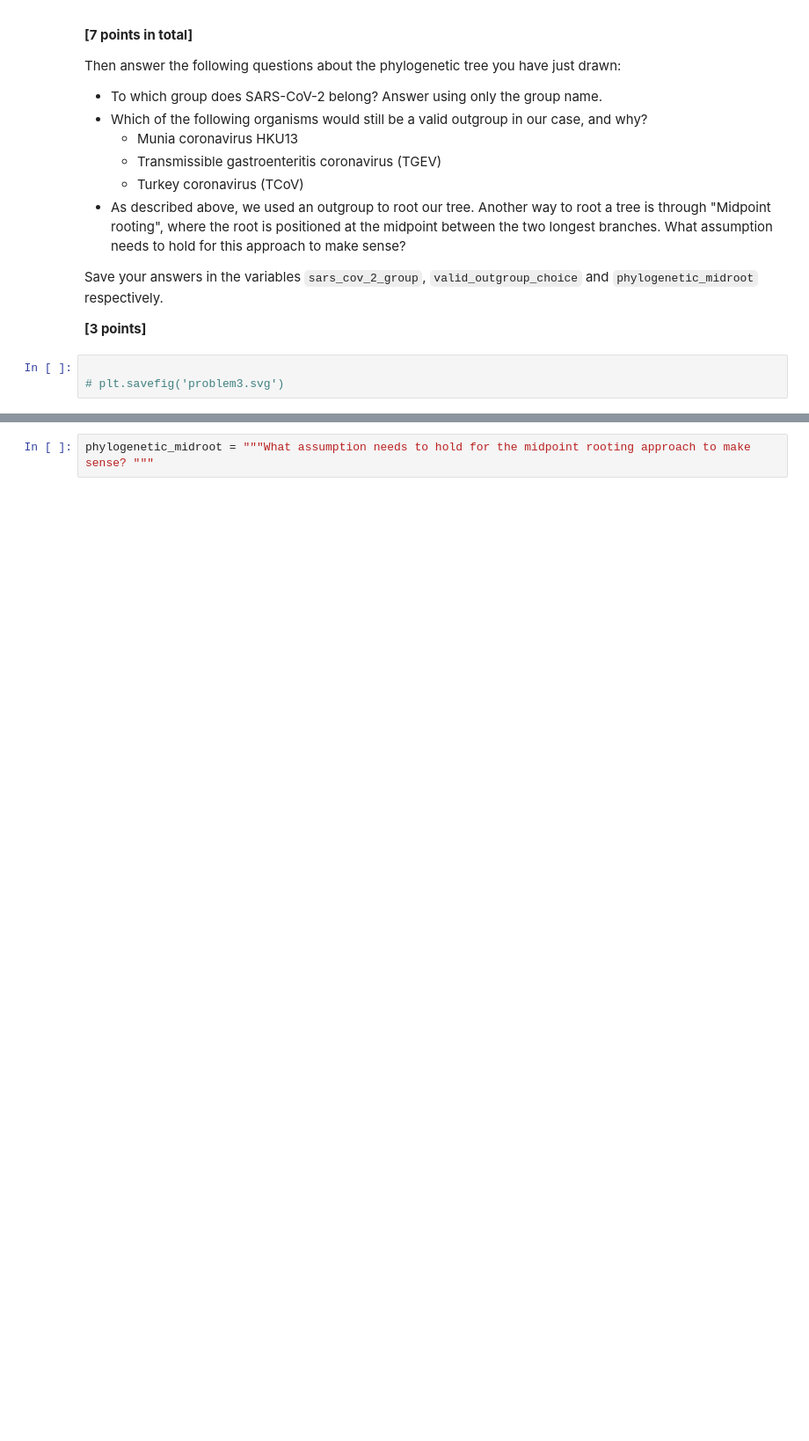
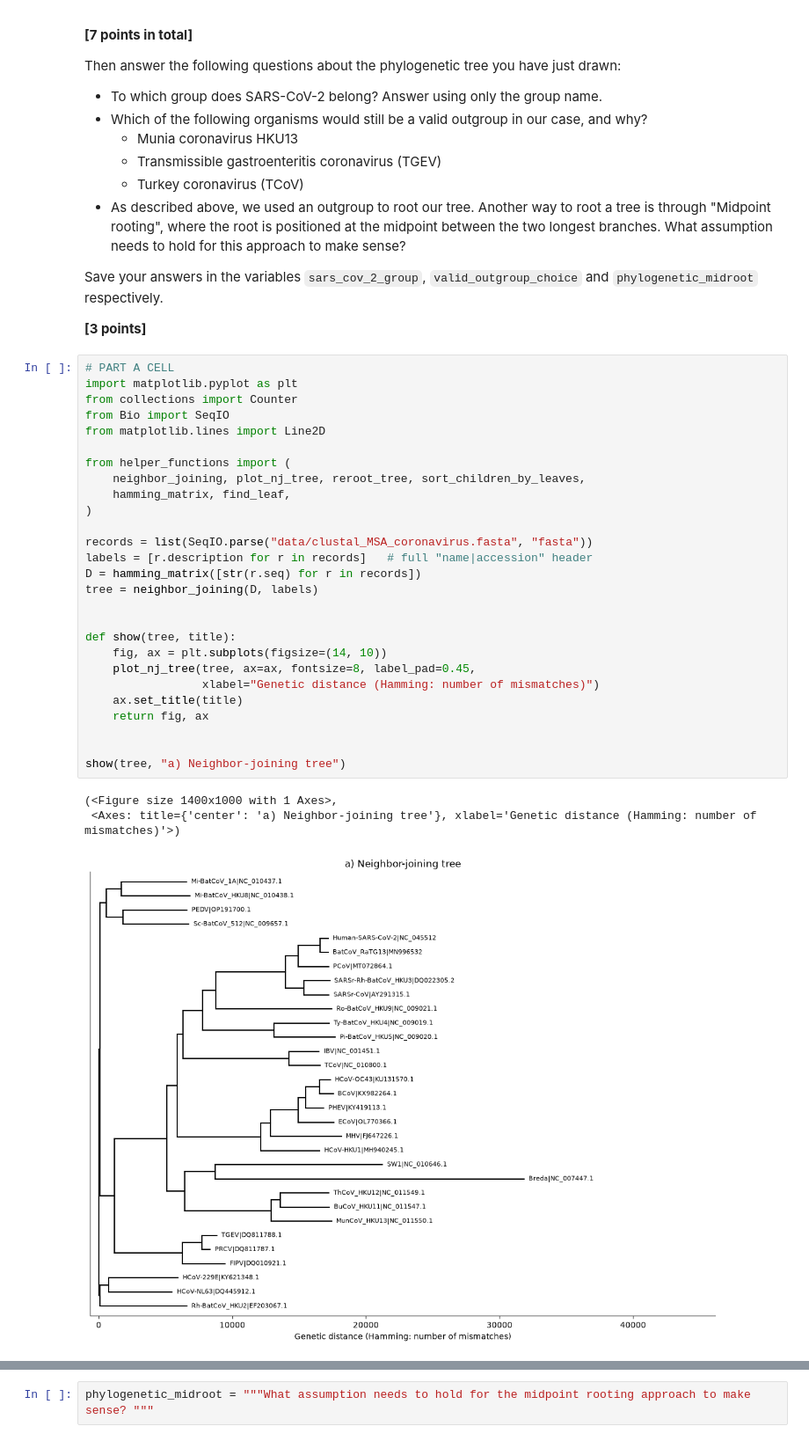
Before and after one commit to Anilaj-Dhulipalla/assign_phylo, a Jupyter notebook: phylo_workbook.ipynb, the cells around one changed output, grey strips where cells are left out. Shown at 88% size. Saved outputs shown, nothing was run; the diff lists cells and outputs as text; blank space fills up the shorter version.

Commit message:
finished the coding part of q3

```diff
--- a/phylo_workbook.ipynb
+++ b/phylo_workbook.ipynb
@@ -122,6 +122,34 @@ Then answer the following questions about the phylogenetic tree you have just dr
 Save your answers in the variables `sars_cov_2_group`, `valid_outgroup_choice` and `phylogenetic_midroot` respectively.
 
 **[3 points]**
-# %%
-
-# plt.savefig('problem3.svg')
+# %%
+# PART A CELL
+import matplotlib.pyplot as plt
+from collections import Counter
+from Bio import SeqIO
+from matplotlib.lines import Line2D
+
+from helper_functions import (
+    neighbor_joining, plot_nj_tree, reroot_tree, sort_children_by_leaves,
+    hamming_matrix, find_leaf,
+)
+
+records = list(SeqIO.parse("data/clustal_MSA_coronavirus.fasta", "fasta"))
+labels = [r.description for r in records]   # full "name|accession" header
+D = hamming_matrix([str(r.seq) for r in records])
+tree = neighbor_joining(D, labels)
+
+
+def show(tree, title):
+    fig, ax = plt.subplots(figsize=(14, 10))
+    plot_nj_tree(tree, ax=ax, fontsize=8, label_pad=0.45,
+                 xlabel="Genetic distance (Hamming: number of mismatches)")
+    ax.set_title(title)
+    return fig, ax
+
+
+show(tree, "a) Neighbor-joining tree")
+# %% [output]
+(<Figure size 1400x1000 with 1 Axes>,
+ <Axes: title={'center': 'a) Neighbor-joining tree'}, xlabel='Genetic distance (Hamming: number of mismatches)'>)
+[figure, added]
```
Also changed, not shown: parts of 5 cells of this notebook, 2 other files.
